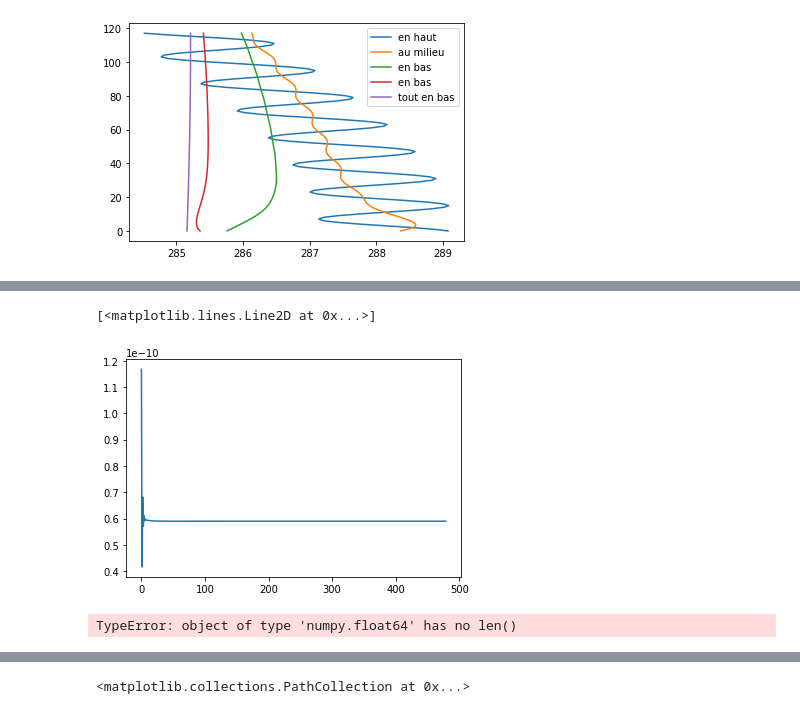
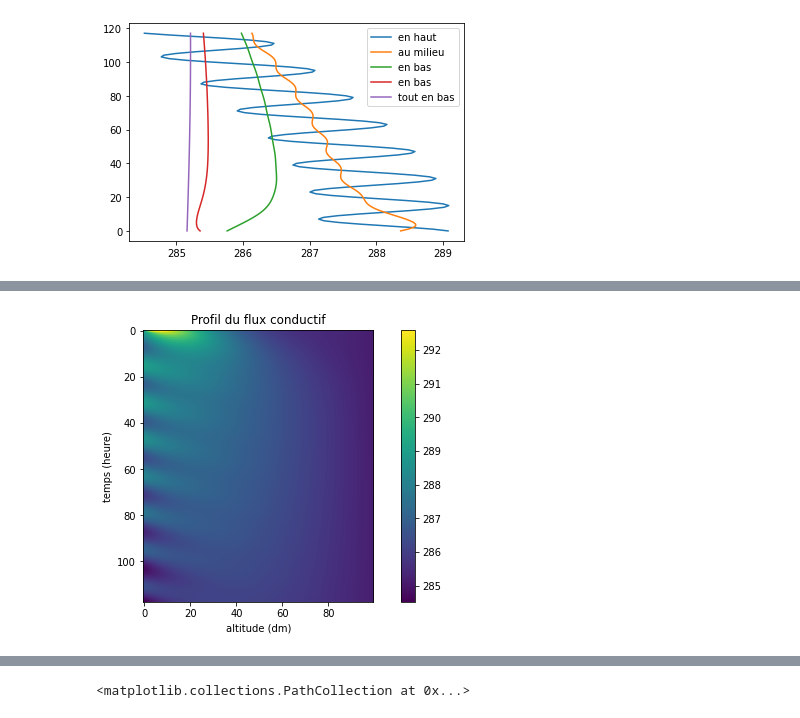
Before and after one commit to BereniceSinopoliPal/Calcul_Molonari_Julien_Berenice, a Jupyter notebook: demo calcul.ipynb, the cells around one changed output, grey strips where cells are left out. Drawn from its saved outputs; the diff is of its cells as text; code cells hidden in the pictures.

```diff
--- a/demo calcul.ipynb
+++ b/demo calcul.ipynb
@@ -79,9 +73,10 @@ plt.legend()
-# %%
-plt.plot(column.debit[0])
-# %% [output]
-[<matplotlib.lines.Line2D at 0x...>]
-[figure, removed]
-# %%
-len(column.debit[0])
-# %% [output]
-TypeError: object of type 'numpy.float64' has no len()
+# %%
+fig = plt.figure(figsize=(10,5))
+plt.title('Profil du flux conductif')
+plt.xlabel('altitude (dm)')
+plt.ylabel('temps (heure)')
+plt.imshow(temp[:][1:-1])
+plt.colorbar()
+plt.show()
+# %% [output]
+[figure, added]
```
Also changed, not shown: parts of 11 cells of this notebook, 10 other files.
